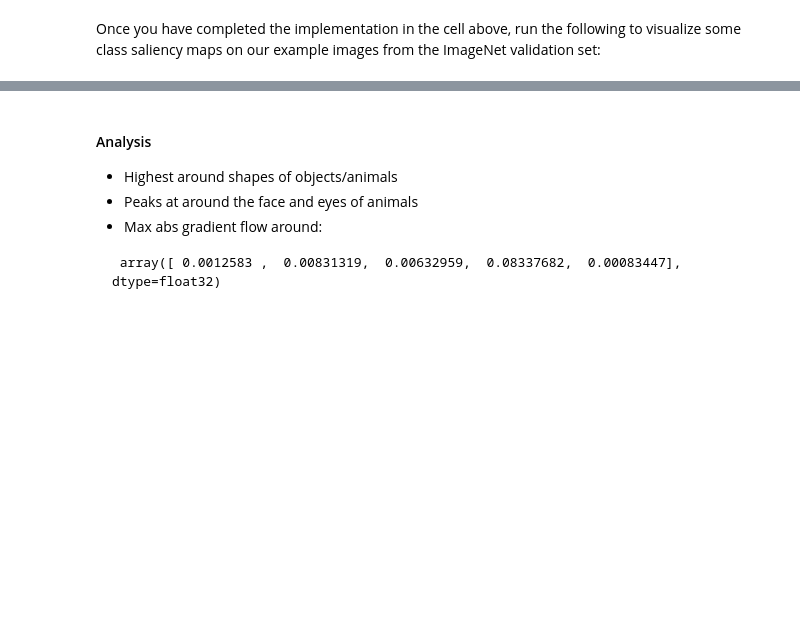
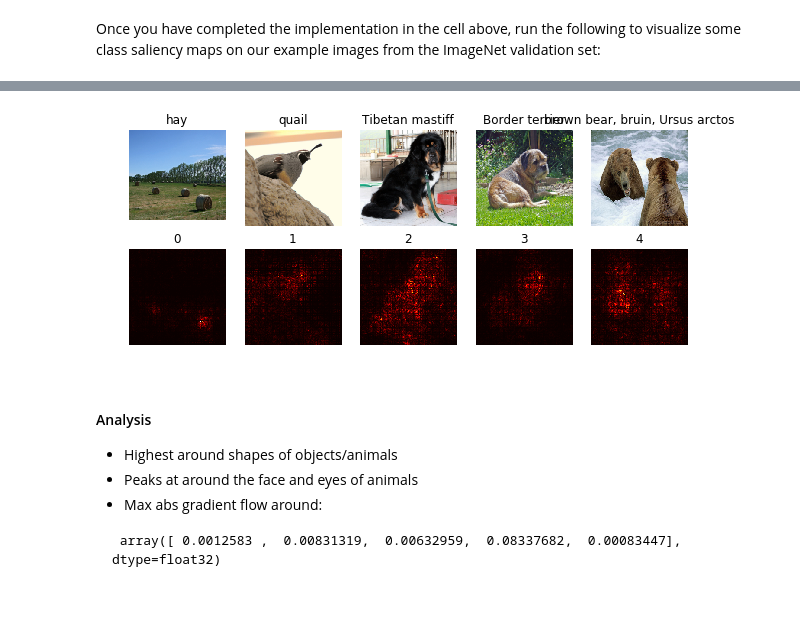
Before and after one commit to jimmyyentran/learning_machine_learning, a Jupyter notebook: cs231_stanford/assignment3_2017/NetworkVisualization-TensorFlow.ipynb, the cells around one changed output, grey strips where cells are left out. Saved outputs shown, nothing was run; the diff lists cells and outputs as text; code cells hidden in the pictures; blank space fills up the shorter version.

```diff
--- a/cs231_stanford/assignment3_2017/NetworkVisualization-TensorFlow.ipynb
+++ b/cs231_stanford/assignment3_2017/NetworkVisualization-TensorFlow.ipynb
@@ -164,6 +156,16 @@ def compute_saliency_maps(X, y, model):
     #                             END OF YOUR CODE                               #
     ##############################################################################
     return saliency
+# %%
+def compute_loss_wrt_image(X, y, model):
+    dimage = tf.gradients(model.loss, model.image)
+    sal = tf.squeeze(tf.reduce_max(tf.abs(dimage), axis=4))
+
+    saliency = sess.run(sal, feed_dict={
+        model.image: X,
+        model.labels: y,
+    })
+    return saliency
 # %%
 print(X.shape)
 print(y.shape)
@@ -202,3 +204,8 @@ show_saliency_maps(X, y, mask)
+# %%
+mask = np.arange(5)
+show_saliency_maps(X, y, mask, fxn=compute_loss_wrt_image)
+# %% [output]
+[figure, added]
 # %% [markdown]
 #### Analysis
 * Highest around shapes of objects/animals
```
Also changed, not shown: parts of 8 cells of this notebook.
